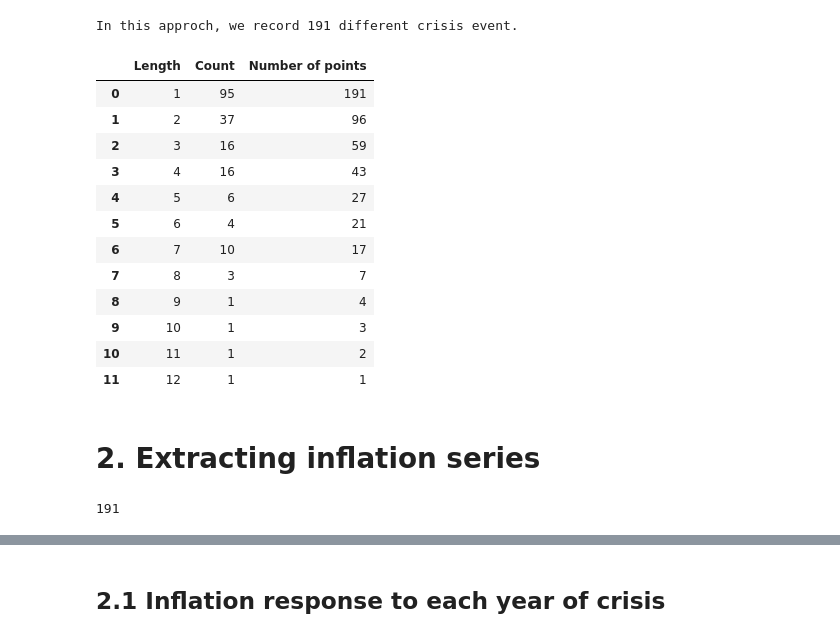
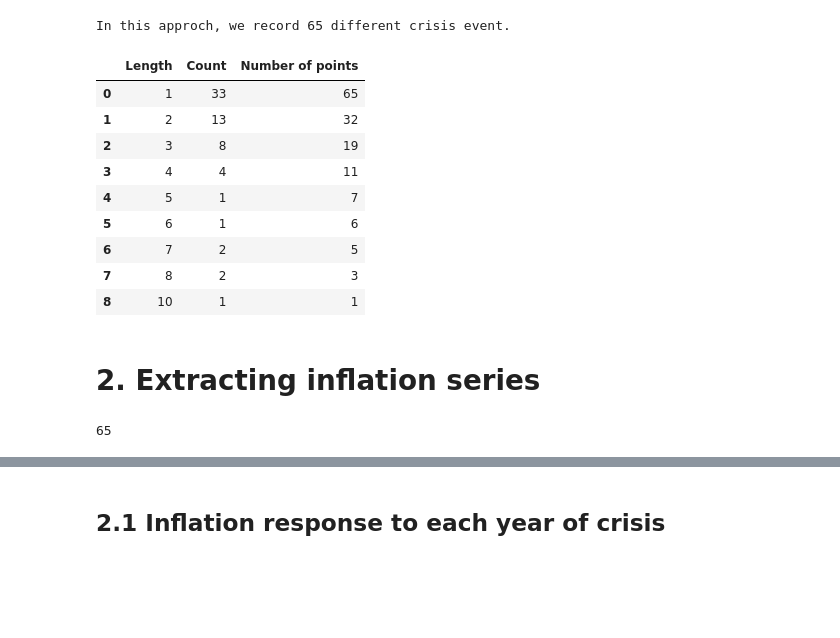
Before and after one commit to blengereau/Depression-and-recovery, a Jupyter notebook: code/mult_countries_research.ipynb, the cells around one changed output, grey strips where cells are left out. Cells and saved outputs as stored; diff of their text form; code cells hidden in the pictures; blank space fills up the shorter version.

```diff
--- a/code/mult_countries_research.ipynb
+++ b/code/mult_countries_research.ipynb
@@ -13,4 +18,3 @@ import seaborn as sns
 # %%
-data = pd.read_csv("../raw_data/global_crisis_data_country.csv", encoding='unicode_escape')
-data.drop(0, inplace = True)
-data.shape
+data = pd.read_csv('../raw_data/global_crisis_data_country.csv', encoding='unicode_escape')
+GDP_pc = pd.read_csv('../raw_data/gdp-per-capita-maddison.csv')
@@ -19,20 +20,0 @@ data.shape
-# %%
-data.rename(columns={'Banking Crisis ':'banking_crisis',
-                    'Systemic Crisis':'systemic_crisis',
-                    'Banking_Crisis_Notes':'notes',
-                    'Currency Crises':'currency_crisis',
-                    'Inflation Crises':'inflation_crisis',
-                    'Gold Standard':'gold_standard',
-                    'SOVEREIGN EXTERNAL DEBT 1: DEFAULT and RESTRUCTURINGS, 1800-2012--Does not include defaults on WWI debt to United States and United Kingdom and post-1975 defaults on Official External Creditors': 'sovereign_external_debt_1',
-                    'SOVEREIGN EXTERNAL DEBT 2: DEFAULT and RESTRUCTURINGS, 1800-2012--Does not include defaults on WWI debt to United States and United Kingdom but includes post-1975 defaults on Official External Creditors': 'sovereign_external_debt_2',
-                    'Inflation, Annual percentages of average consumer prices':'annual_inflation'},
-            inplace = True)
-
-data['Year'] = data['Year'].astype(int)
-
-columns_to_convert = ['banking_crisis', 'systemic_crisis', 'annual_inflation', 'currency_crisis', 'inflation_crisis']
-data[columns_to_convert] = data[columns_to_convert].apply(pd.to_numeric, errors='coerce')
-# %%
-GDP_pc = pd.read_csv('../raw_data/gdp-per-capita-maddison.csv')
-GDP_pc.drop(columns='417485-annotations', inplace = True)
-GDP_pc.rename(columns={'GDP per capita':'GDP_per_capita'}, inplace = True)
@@ -56,6 +56,15 @@ ALL = list(unique_countries_df1.intersection(unique_countries_df2))
 # %%
+from dataset import concat_dataset
+from dataset import dummy_variable
+
 #Select a list among those listed above:
-countries_selected = ALL
+countries_selected = G7
+
 #Create a dataset with the data of the countries of the list
-global_data = concat_dataset(GDP_pc, data, countries_selected, 'left')
+global_data = concat_dataset(data, GDP_pc, countries_selected, 'left')
+
+# Perform any necessary preprocessing or feature engineering
 dummy_variable(global_data)
+
+# Display the resulting dataset (here the first 5 rows)
+global_data.head()
@@ -79,28 +80,25 @@ global_data
 banking_crisis_only_first_year = global_data[global_data['banking_crisis_only_first_year'] == 1]['Year'].tolist()  #Appending those years to a list
 print(f'In this approch, we record {len(banking_crisis_only_first_year)} different crisis event.')
 # %% [output]
-In this approch, we record 191 different crisis event.
+In this approch, we record 65 different crisis event.
 # %%
 from functionsA import compute_crisis_duration
 from functionsA import length_frequency
 # %%
 crisis_duration = compute_crisis_duration(global_data)
-len_freq = length_frequency(crisis_duration)
-len_freq
+frequency_table = length_frequency(crisis_duration)
+frequency_table
 # %% [output]
 |  | Length | Count | Number of points |
-| 0 | 1 | 95 | 191 |
-| 1 | 2 | 37 | 96 |
-| 2 | 3 | 16 | 59 |
-| 3 | 4 | 16 | 43 |
-| 4 | 5 | 6 | 27 |
-| 5 | 6 | 4 | 21 |
-| 6 | 7 | 10 | 17 |
-| 7 | 8 | 3 | 7 |
-| 8 | 9 | 1 | 4 |
-| 9 | 10 | 1 | 3 |
-| 10 | 11 | 1 | 2 |
-| 11 | 12 | 1 | 1 |
+| 0 | 1 | 33 | 65 |
+| 1 | 2 | 13 | 32 |
+| 2 | 3 | 8 | 19 |
+| 3 | 4 | 4 | 11 |
+| 4 | 5 | 1 | 7 |
+| 5 | 6 | 1 | 6 |
+| 6 | 7 | 2 | 5 |
+| 7 | 8 | 2 | 3 |
+| 8 | 10 | 1 | 1 |
 # %% [markdown]
 # 2. Extracting inflation series
 # %%
@@ -111,4 +109,4 @@ inflation_series = extract_inflation_series(global_data)
 norm_inflation_series = normalize_crisis_data(inflation_series)
 len(inflation_series)
 # %% [output]
-191
+65
```
Also changed, not shown: parts of 26 cells of this notebook, 6 other files.
